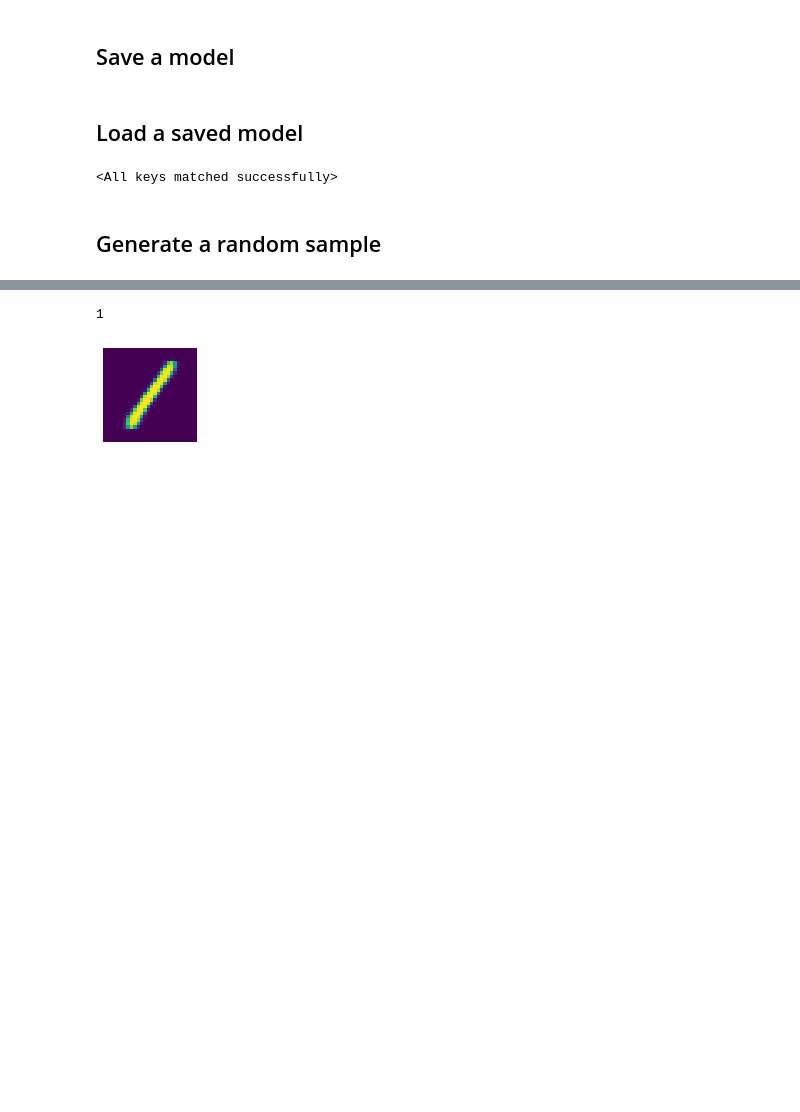
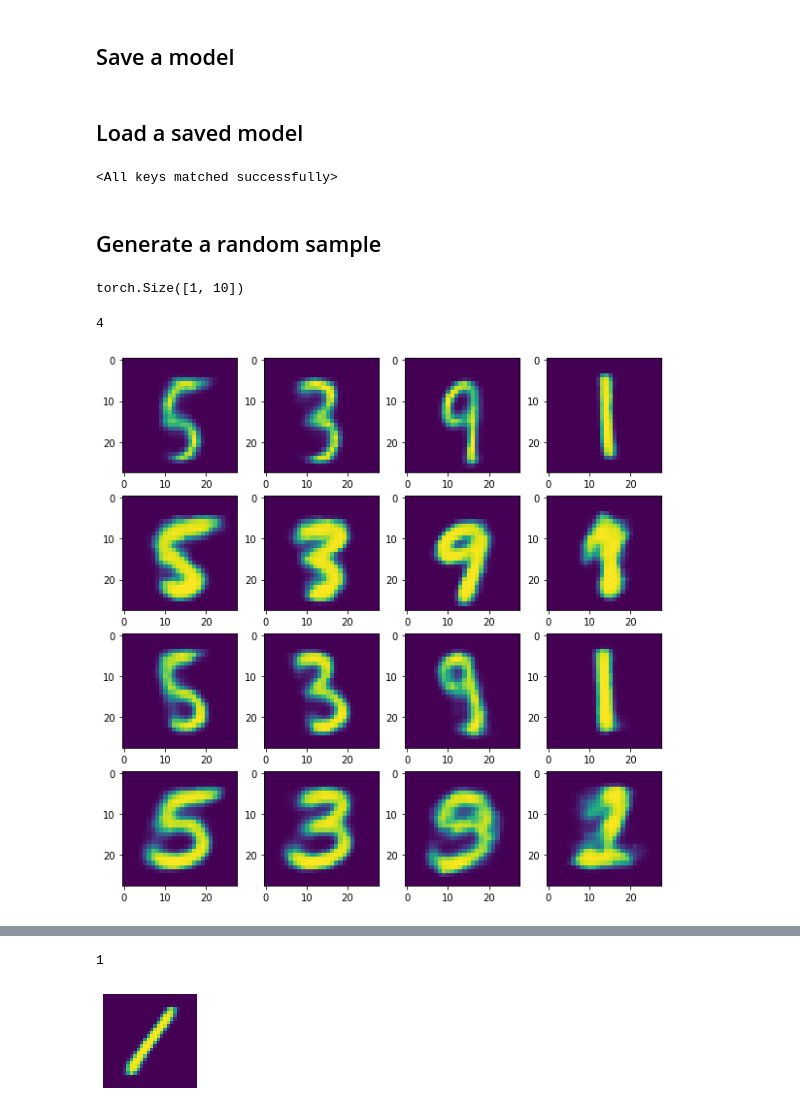
Before and after one commit to inwaves/probml, a Jupyter notebook: VAE.ipynb, the cells around one changed output, grey strips where cells are left out. Drawn from its saved outputs; the diff is of its cells as text; code cells hidden in the pictures; blank space fills up the shorter version.

```diff
--- a/VAE.ipynb
+++ b/VAE.ipynb
@@ -144,8 +185,7 @@ class GaussianEncoderExpandedSampling(nn.Module):
             nn.LeakyReLU(),
             nn.Linear(128, self.d*2)
         )
-        self.max_likelihood = (0, 0)
-        self.min_likelihood = (0, 0)
+        self.likelihoods = []
 
     def forward(self, x):
         μτ = self.g(x)
@@ -169,6 +209,7 @@ class GaussianEncoderExpandedSampling(nn.Module):
           ll += self.f.loglik(x, z=μ+σ*ε)
         ll /= num_samples
 
+        self.likelihoods.append()
         if torch.min(ll) < self.min_likelihood[0]:
           self.min_likelihood = torch.min(ll), torch.argmin(ll) + batch_num*100
 
@@ -179,0 +223,13 @@ class GaussianEncoderExpandedSampling(nn.Module):
+# %%
+expanded_sampling_vae = GaussianEncoderExpandedSampling(BernoulliImageGeneratorExpandedSampling())
+optimizer = optim.Adam(expanded_sampling_vae.parameters())
+epoch = 0
+
+while epoch < 100:
+    for batch_num, (images, labels) in enumerate(mnist_batched):
+        optimizer.zero_grad()
+        loglik_lb = torch.mean(expanded_sampling_vae.loglik_lb(batch_num, images))
+        (-loglik_lb).backward()
+        optimizer.step()
+    epoch += 1
+    print(f"epoch: {epoch}, loglikelihood: {loglik_lb.item():.4}")
@@ -293,11 +384,33 @@ KeyboardInterrupt:
 torch.save(autoencoder.state_dict(), 'cvae.pt')
 # %% [markdown]
 ## Load a saved model
-# %%
-simple_vae = GaussianEncoder(BernoulliImageGenerator())
-simple_vae.load_state_dict(torch.load("4-dim-100-epoch.pt"))
-# %% [output]
-<All keys matched successfully>
+# %%
+autoencoder = GaussianEncoderWithStyleCapture(BernoulliImageGeneratorWithStyleCapture(4))
+autoencoder.load_state_dict(torch.load("cvae.pt"))
+# %% [output]
+<All keys matched successfully>
 # %% [markdown]
 ## Generate a random sample
+# %%
+y_encoded[0].unsqueeze(-1).T.shape
+# %% [output]
+torch.Size([1, 10])
+# %%
+y = [5, 3, 9, 1]
+y_encoded = one_hot_encode(y, 10)
+all_images = []
+
+for _ in range(4):
+    z = torch.randn(4).unsqueeze(1).T
+    all_images.append([autoencoder.f(z, y_i.unsqueeze(1).T).detach().numpy() for y_i in y_encoded])
+
+print(len(all_images[0]))
+fig = plt.figure(figsize=(10, 10))
+for j in range(len(all_images)):
+    for i in range(len(all_images[j])):
+        fig.add_subplot(len(all_images[j]), len(all_images), 4*j+(i+1))
+        plt.imshow(all_images[j][i][0][0])
+# %% [output]
+4
+[figure, added]
 # %%
```
Also changed, not shown: parts of 16 cells of this notebook, 10 other files.
